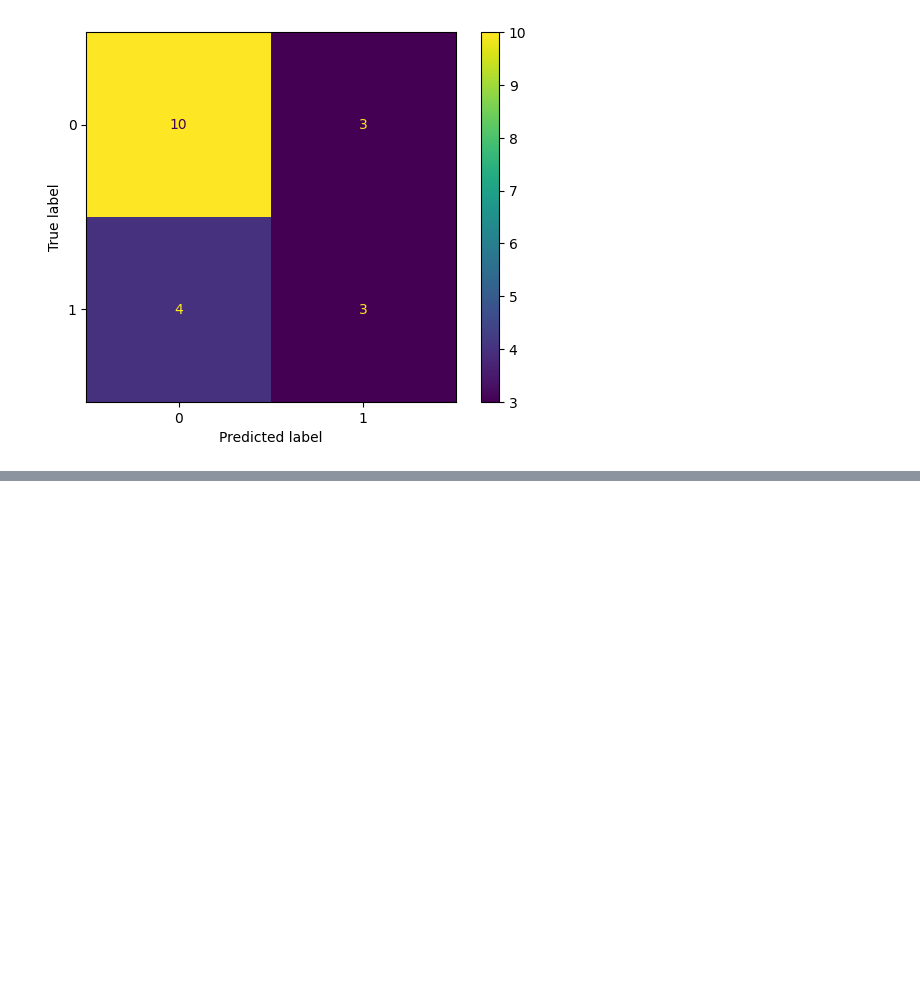
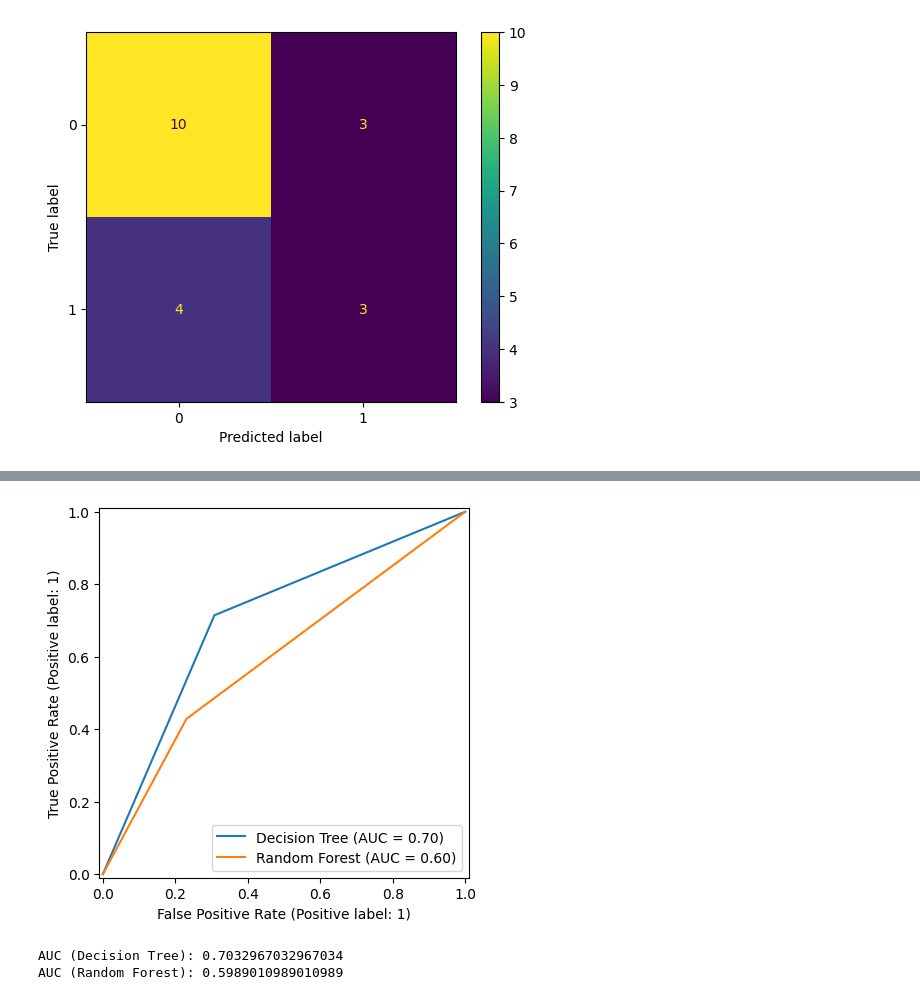
Before and after one commit to Emmanuel2000x/Statistics-ML-G8, a Jupyter notebook: Clasificacion_validacion_y_metricas.ipynb, the cells around one changed output, grey strips where cells are left out. Drawn from its saved outputs; the diff is of its cells as text; code cells hidden in the pictures; blank space fills up the shorter version.

```diff
--- a/Clasificacion_validacion_y_metricas.ipynb
+++ b/Clasificacion_validacion_y_metricas.ipynb
@@ -249,0 +413,13 @@ ConfusionMatrixDisplay.from_predictions(y_d_test, prediccion_RForest);
+# %%
+#from sklearn.metrics import RocCurveDisplay, roc_auc_score
+curva_roc = RocCurveDisplay.from_predictions(y_d_test, prediccion_Tree, name = 'Decision Tree')
+curva_roc = RocCurveDisplay.from_predictions(y_d_test, prediccion_RForest, name = 'Random Forest', ax = curva_roc.ax_)
+# %% [output]
+[figure, added]
+# %%
+#AUC de los dos modelos
+print(f'AUC (Decision Tree): {roc_auc_score(y_d_test, prediccion_Tree)}')
+print(f'AUC (Random Forest): {roc_auc_score(y_d_test, prediccion_RForest)}')
+# %% [output]
+AUC (Decision Tree): 0.7032967032967034
+AUC (Random Forest): 0.5989010989010989
```
Also changed, not shown: parts of 54 cells of this notebook.
